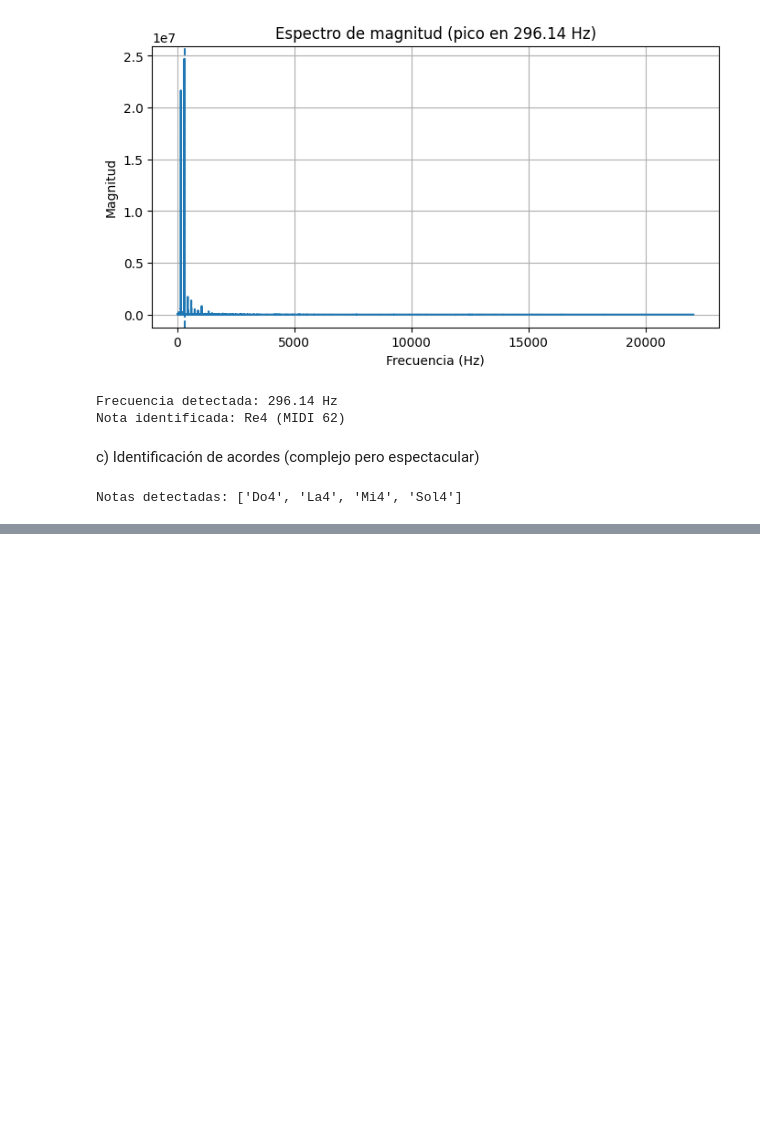
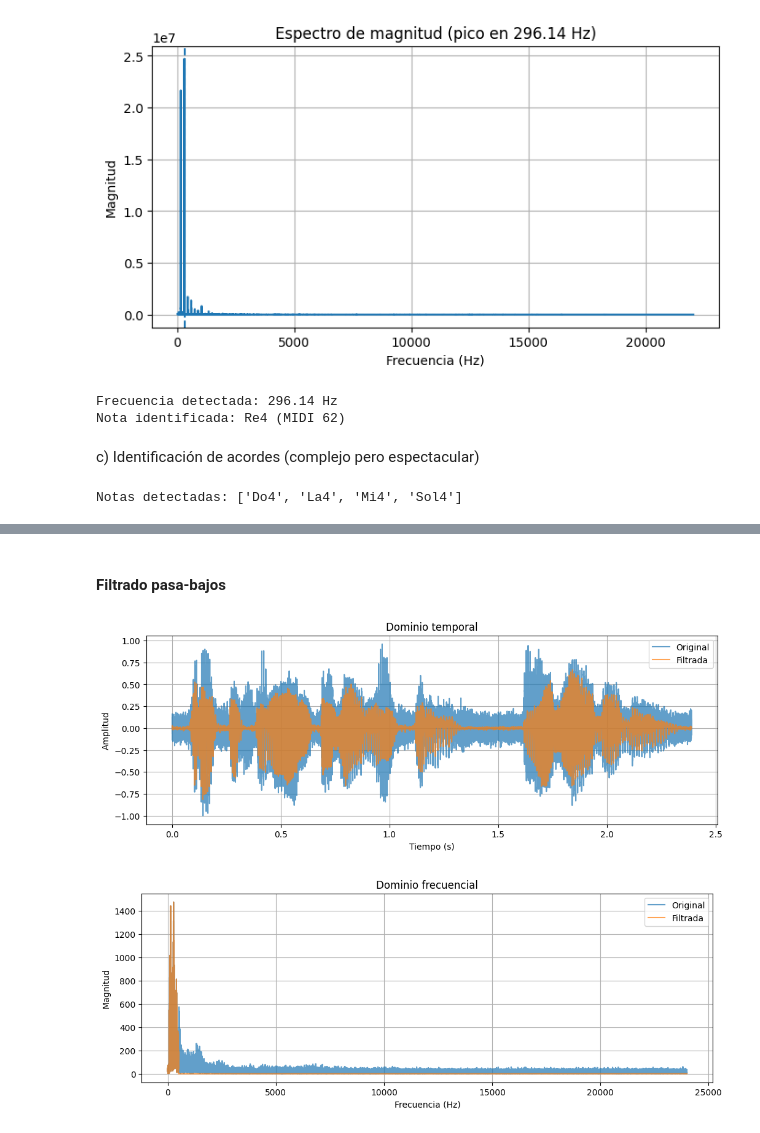
Before and after one commit to alejandroalemanaleman/PracticasPIAV, a Jupyter notebook: 04/Practica4_ale.ipynb, the cells around one changed output, grey strips where cells are left out. Cells and saved outputs as stored; diff of their text form; code cells hidden in the pictures; blank space fills up the shorter version.

```diff
--- a/04/Practica4_ale.ipynb
+++ b/04/Practica4_ale.ipynb
@@ -182,0 +281,10 @@ Notas detectadas: ['Do4', 'La4', 'Mi4', 'Sol4']
+# %% [markdown]
+#### Filtrado pasa-bajos
+# %%
+filtrada, freq, spec_orig, spec_filt = filtro_fft(audio, sr, "lowpass", f1=500)
+mostrar_temporal(audio, filtrada, sr)
+mostrar_frecuencia(freq, spec_orig, spec_filt)
+Audio(filtrada, rate=sr)
+# %% [output]
+[figure, added]
+[figure, added]
```
Also changed, not shown: parts of 11 cells of this notebook.
